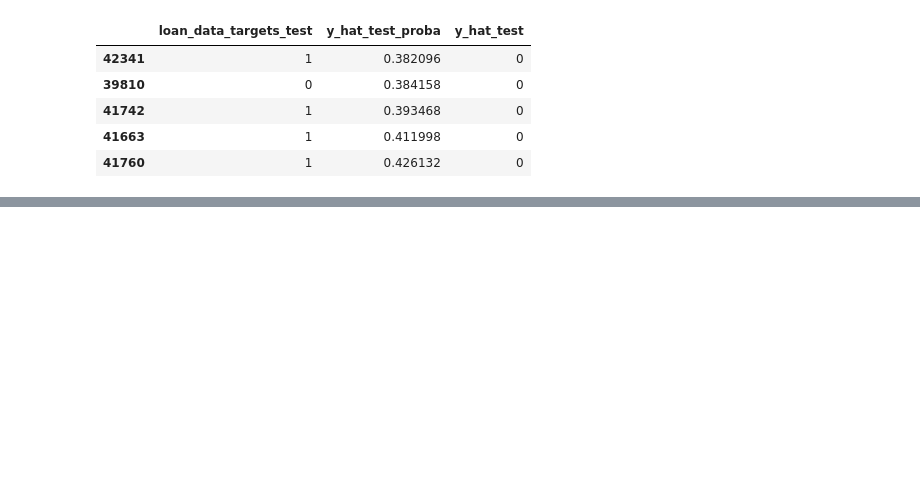
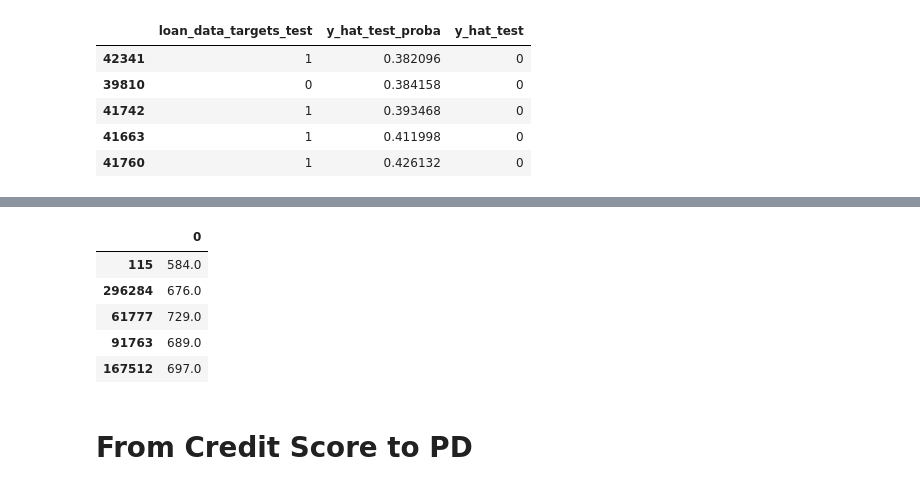
Before and after one commit to shruti-sriniv/Cred-Risk, a Jupyter notebook: PD-Model.ipynb, the cells around one changed output, grey strips where cells are left out. Drawn from its saved outputs; the diff is of its cells as text; code cells hidden in the pictures; blank space fills up the shorter version.

```diff
--- a/PD-Model.ipynb
+++ b/PD-Model.ipynb
@@ -1507,0 +1517,11 @@ y_scores = inputs_test_with_ref_cat_w_intercept.dot(scorecard_scores)
+# %%
+y_scores.tail()
+# %% [output]
+|  | 0 |
+| 115 | 584.0 |
+| 296284 | 676.0 |
+| 61777 | 729.0 |
+| 91763 | 689.0 |
+| 167512 | 697.0 |
+# %% [markdown]
+# From Credit Score to PD
```
Also changed, not shown: parts of 139 cells of this notebook.
